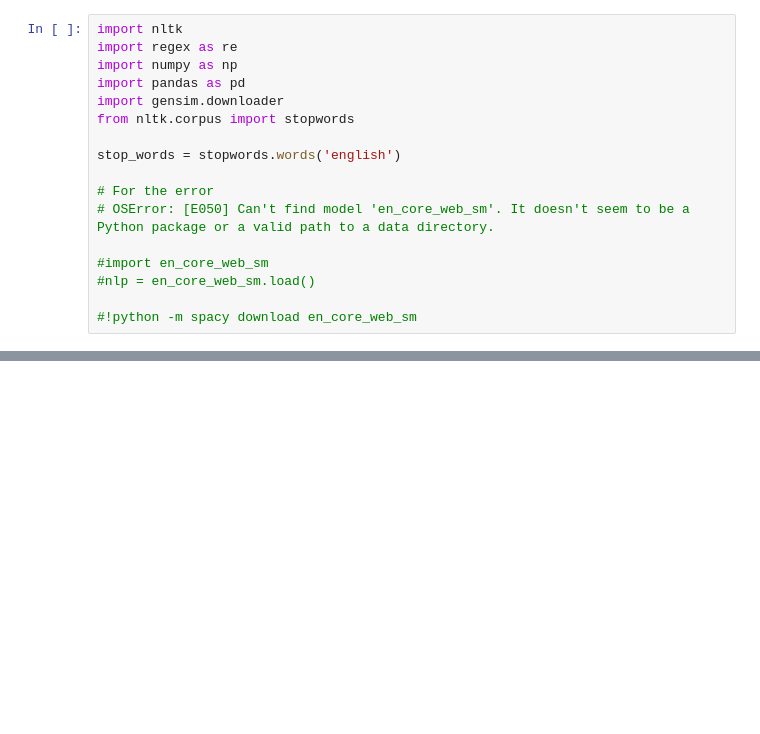
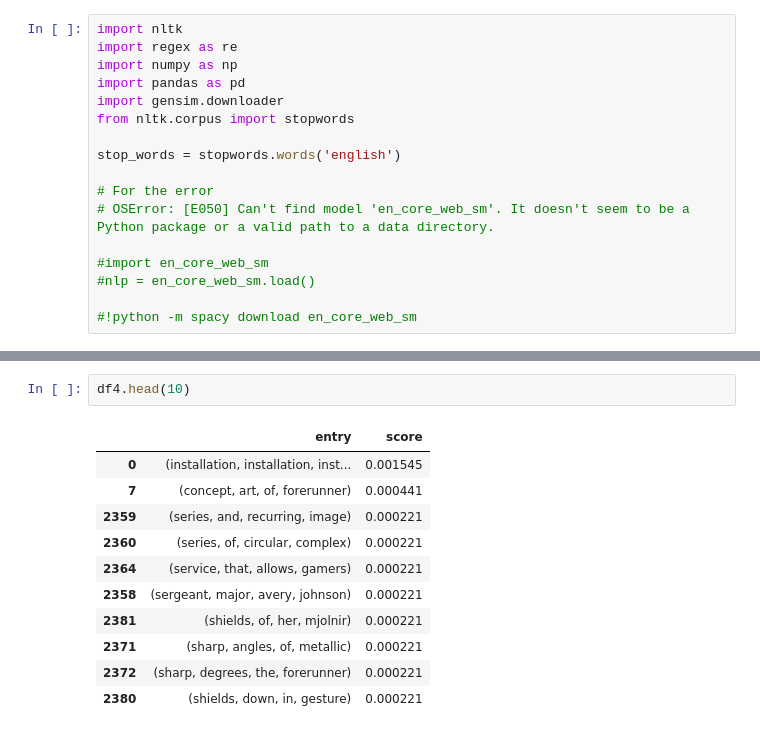
Before and after one commit to suhren/keyword, a Jupyter notebook: generation.ipynb, the cells around one changed output, grey strips where cells are left out. Drawn from its saved outputs; the diff is of its cells as text; blank space fills up the shorter version.

```diff
--- a/generation.ipynb
+++ b/generation.ipynb
@@ -367,0 +197,14 @@ counts.shape
+# %%
+df4.head(10)
+# %% [output]
+|  | entry | score |
+| 0 | (installation, installation, inst... | 0.001545 |
+| 7 | (concept, art, of, forerunner) | 0.000441 |
+| 2359 | (series, and, recurring, image) | 0.000221 |
+| 2360 | (series, of, circular, complex) | 0.000221 |
+| 2364 | (service, that, allows, gamers) | 0.000221 |
+| 2358 | (sergeant, major, avery, johnson) | 0.000221 |
+| 2381 | (shields, of, her, mjolnir) | 0.000221 |
+| 2371 | (sharp, angles, of, metallic) | 0.000221 |
+| 2372 | (sharp, degrees, the, forerunner) | 0.000221 |
+| 2380 | (shields, down, in, gesture) | 0.000221 |
```
Also changed, not shown: parts of 53 cells of this notebook, 4 other files.
